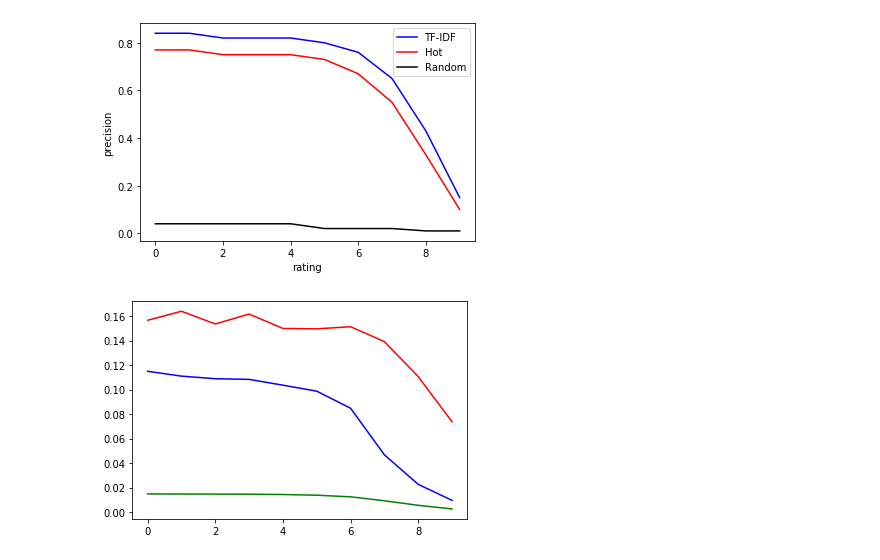
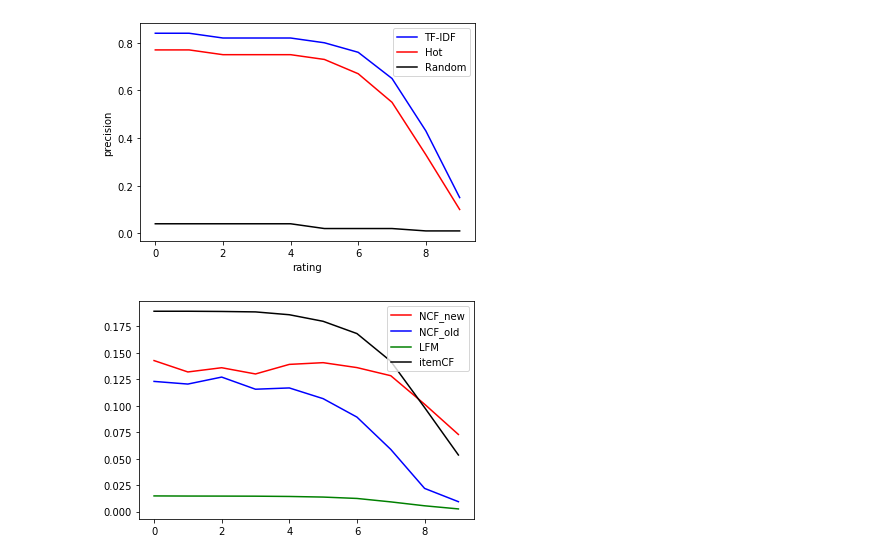
Before and after one commit to DruryXu/SCUthesis, a Jupyter notebook: data_analysis/data_analysis.ipynb, the cells around one changed output. Saved outputs shown, nothing was run; the diff lists cells and outputs as text; code cells hidden in the pictures.

```diff
--- a/data_analysis/data_analysis.ipynb
+++ b/data_analysis/data_analysis.ipynb
@@ -152,14 +152,18 @@ plt.show()
 # %% [output]
 [figure]
 # %%
-ndcg_ncf_new = [0.15657179995024778, 0.16395829618549218, 0.15354860007950705, 0.1616809232922874, 0.14990870794238562, 0.14959011189410462, 0.15131346213302319, 0.13914666960037497, 0.11062696842731777, 0.0737071977810111]
-ndcg_ncf_old = [0.11494508007260133, 0.11098339065382137, 0.10887148086832325, 0.10833260250648793, 0.10359681936633955, 0.09869827935021672, 0.0847561131575149, 0.04675112571136788, 0.02261771035424707, 0.009556181976864099]
+ndcg_ncf_new = [0.14257592658586676, 0.13182745369215734, 0.13582495771583644, 0.12993162571582242, 0.13896901269577408, 0.14059730459631595, 0.13594528926253038, 0.1282850630061106, 0.10139770954220602, 0.07282386054740611]
+ndcg_ncf_old = [0.12291302136579671, 0.12040168688531584, 0.1269895291803799, 0.11553488698849355, 0.11674780244919446, 0.1066306828890327, 0.08922114520123008, 0.05873569861841453, 0.02193337709638735, 0.009395865907325563]
 ndcg_lfm = [0.014834511685310595, 0.014716975242358885, 0.014675898018339085, 0.014593743570299487, 0.014328689191308539, 0.013754242107075702, 0.012451751073086093, 0.00920592559239942, 0.005519314722759233, 0.002572878816357417]
+ndcg_itemcf = [0.1891258420383167, 0.1891258420383167, 0.18891888054406006, 0.18850495755554675, 0.18583034508734766, 0.1796324749004105, 0.1680489537635854, 0.14193992356121823, 0.09824439482515987, 0.05346556795362338]
 x = [i for i in range(10)]
 plt.figure()
-plt.plot(x, ndcg_ncf_new, c = 'red')
-plt.plot(x, ndcg_ncf_old, c = 'blue')
-plt.plot(x, ndcg_lfm, c = 'green')
+ncf_new, = plt.plot(x, ndcg_ncf_new, c = 'red')
+ncf_old, = plt.plot(x, ndcg_ncf_old, c = 'blue')
+lfm, = plt.plot(x, ndcg_lfm, c = 'green')
+itemcf, = plt.plot(x, ndcg_itemcf, c = 'black')
+plt.legend([ncf_new, ncf_old, lfm, itemcf], ["NCF_new", "NCF_old", "LFM", "itemCF"])
+plt.savefig("NDCG.jpg")
 plt.show()
 # %% [output]
-[figure, old version]
+[figure, new version]
```
Also changed, not shown: 5 other files.
